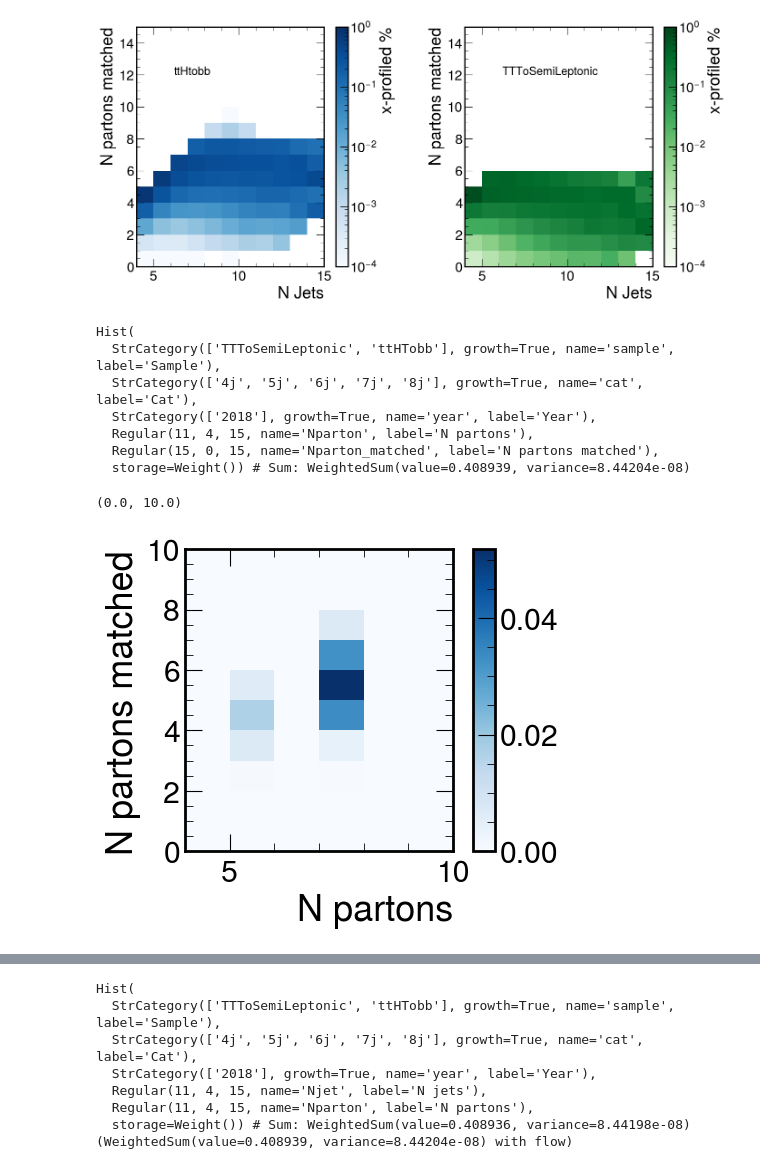
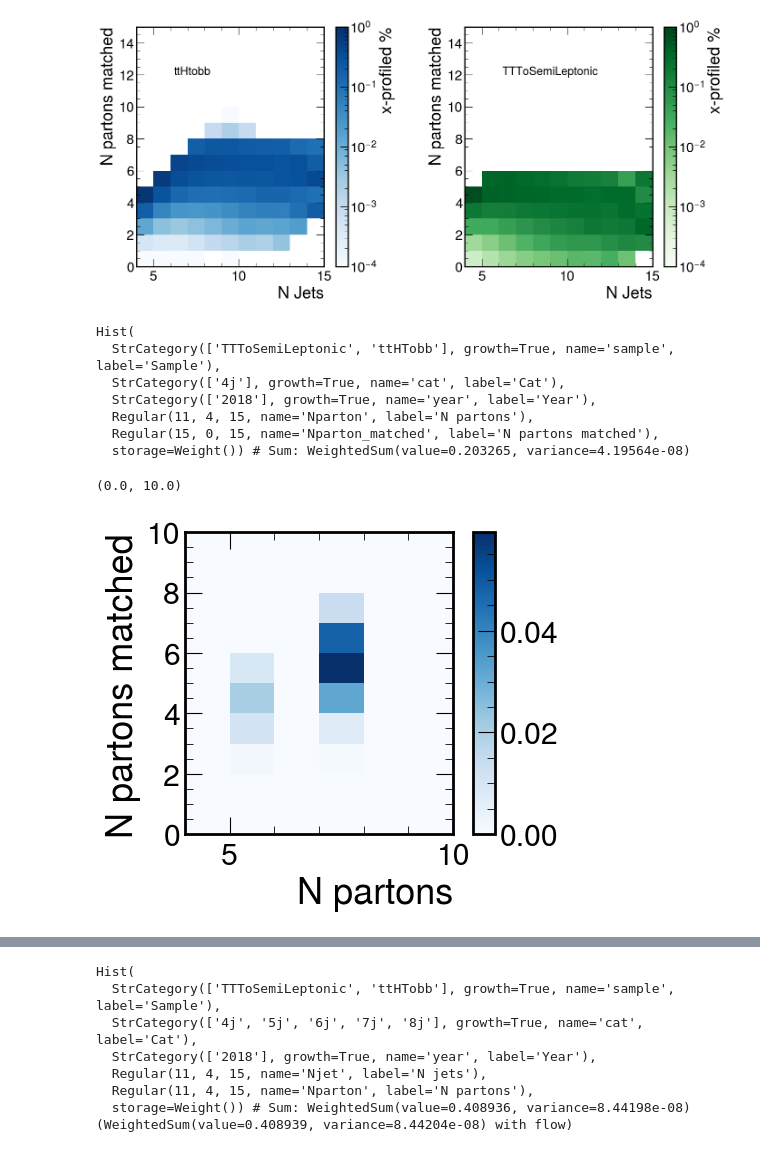
Before and after one commit to PocketCoffea/PocketCoffea, a Jupyter notebook: notebooks/plotting/PartonMatchingEfficiency.ipynb, the cells around one changed output, grey strips where cells are left out. Saved outputs shown, nothing was run; the diff lists cells and outputs as text; code cells hidden in the pictures.

```diff
--- a/notebooks/plotting/PartonMatchingEfficiency.ipynb
+++ b/notebooks/plotting/PartonMatchingEfficiency.ipynb
@@ -14,7 +14,7 @@ import pandas as pd
 from pprint import pprint
 hep.style.use(hep.style.ROOT)
 # %%
-filename1 = "/work/dvalsecc/ttHbb/PocketCoffea/output/parton_matching_dR02_v07/output.coffea"
+filename1 = "/work/dvalsecc/ttHbb/PocketCoffea/output/parton_matching_dR03_v08/output.coffea"
 filename2 = "/work/dvalsecc/ttHbb/PocketCoffea/output/parton_matching_dataset_v1/output.coffea"
 output1 = load(filename1)
 output2 = load(filename2)
@@ -292,20 +311,20 @@ ay.text(0.2, 0.8, "TTToSemiLeptonic", transform=ay.transAxes, fontsize=18)
 Text(0.2, 0.8, 'TTToSemiLeptonic')
 [figure]
 # %%
-E = output["hist2d_Nparton_Nparton_matched"].to_hist()
+E = output1["hist2d_Nparton_Nparton_matched"].to_hist()
 print(E)
 fig, ax = plt.subplots(1, 1, figsize=(4, 4), dpi=100)
 hep.hist2dplot(E['ttHTobb', '4j','2018', :,:], ax=ax, cmap="Blues")
 plt.xlim(4,10)
 plt.ylim(0,10)
 # %% [output]
 Hist(
   StrCategory(['TTToSemiLeptonic', 'ttHTobb'], growth=True, name='sample', label='Sample'),
-  StrCategory(['4j', '5j', '6j', '7j', '8j'], growth=True, name='cat', label='Cat'),
+  StrCategory(['4j'], growth=True, name='cat', label='Cat'),
   StrCategory(['2018'], growth=True, name='year', label='Year'),
   Regular(11, 4, 15, name='Nparton', label='N partons'),
   Regular(15, 0, 15, name='Nparton_matched', label='N partons matched'),
-  storage=Weight()) # Sum: WeightedSum(value=0.408939, variance=8.44204e-08)
+  storage=Weight()) # Sum: WeightedSum(value=0.203265, variance=4.19564e-08)
 (0.0, 10.0)
-[figure, old version]
+[figure, new version]
 # %%
```
Also changed, not shown: parts of 25 cells of this notebook, 5 other files.
